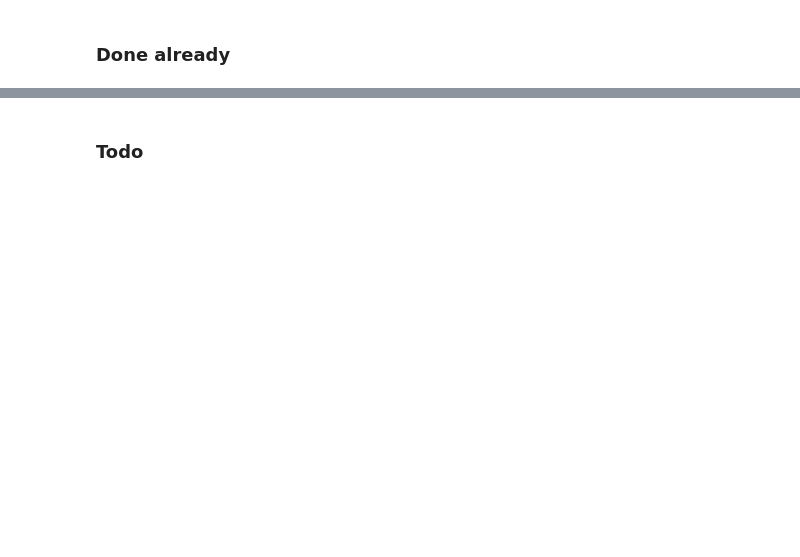
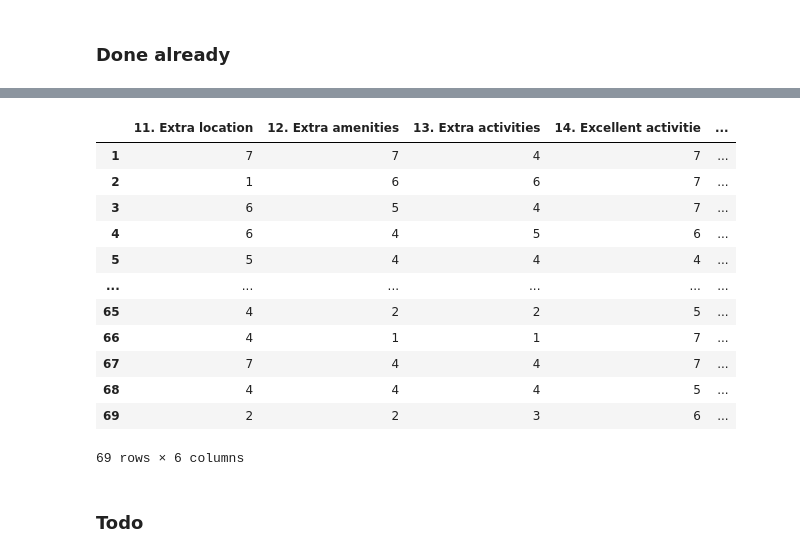
Before and after one commit to hmente/marketing-analytics-gp, a Jupyter notebook: main.ipynb, the cells around one changed output, grey strips where cells are left out. Saved outputs shown, nothing was run; the diff lists cells and outputs as text; code cells hidden in the pictures; blank space fills up the shorter version.

```diff
--- a/main.ipynb
+++ b/main.ipynb
@@ -138,3 +152,19 @@ survey_data_cleaned.loc[::,'2. Events':survey_data_cleaned.columns.values[5]:1]
+# %%
+survey_data_cleaned.iloc[:,24:30]
+# %% [output]
+|  | 11. Extra location | 12. Extra amenities | 13. Extra activities | 14. Excellent activitie | ... |
+| 1 | 7 | 7 | 4 | 7 | ... |
+| 2 | 1 | 6 | 6 | 7 | ... |
+| 3 | 6 | 5 | 4 | 7 | ... |
+| 4 | 6 | 4 | 5 | 6 | ... |
+| 5 | 5 | 4 | 4 | 4 | ... |
+| ... | ... | ... | ... | ... | ... |
+| 65 | 4 | 2 | 2 | 5 | ... |
+| 66 | 4 | 1 | 1 | 7 | ... |
+| 67 | 7 | 4 | 4 | 7 | ... |
+| 68 | 4 | 4 | 4 | 5 | ... |
+| 69 | 2 | 2 | 3 | 6 | ... |
+69 rows × 6 columns
 # %%
 #Q1 --------------------
 # Convert the first question to binary (assuming "Yes" -> 1, "No" -> 0)
```
Also changed, not shown: parts of 28 cells of this notebook, 4 other files.
